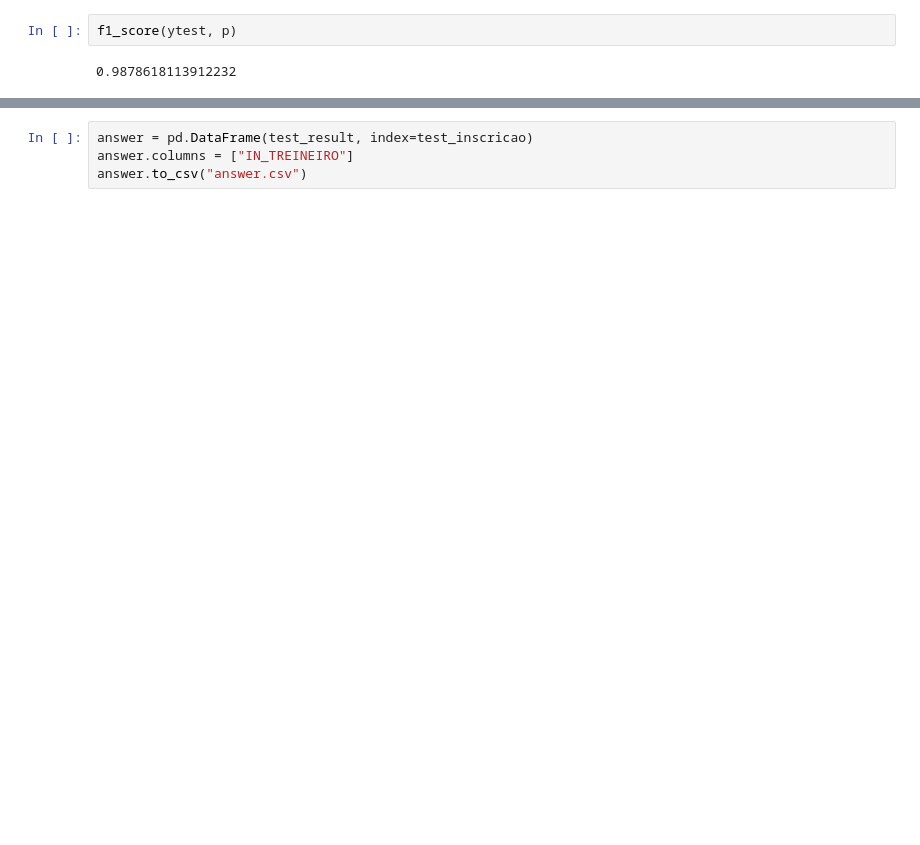
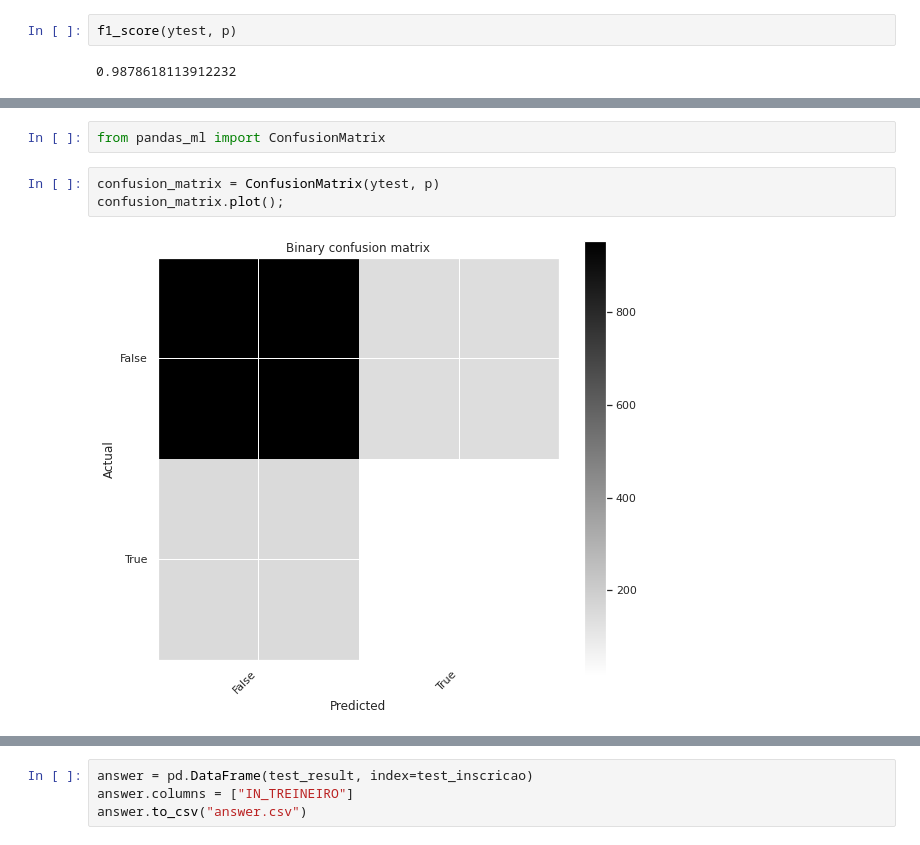
Before and after one commit to LucasDatilioCarderelli/Codenation, a Jupyter notebook: enem-4/main_enem_4.ipynb, the cells around one changed output, grey strips where cells are left out. Drawn from its saved outputs; the diff is of its cells as text; blank space fills up the shorter version.

```diff
--- a/enem-4/main_enem_4.ipynb
+++ b/enem-4/main_enem_4.ipynb
@@ -143,3 +171,10 @@ f1_score(ytest, p)
+# %%
+from pandas_ml import ConfusionMatrix
+# %%
+confusion_matrix = ConfusionMatrix(ytest, p)
+confusion_matrix.plot();
+# %% [output]
+[figure, added]
 # %%
 tree.plot_tree(mdl);
 # %% [output]
```
Also changed, not shown: parts of 9 cells of this notebook.
